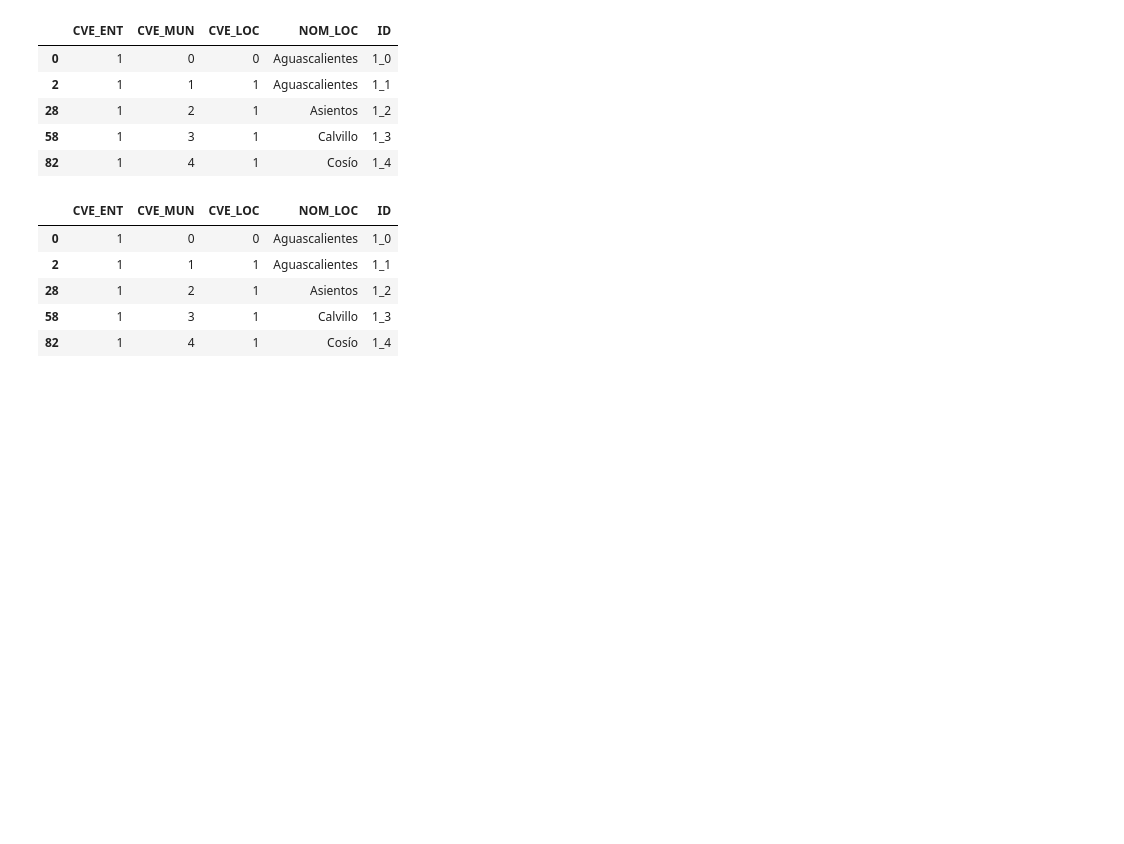
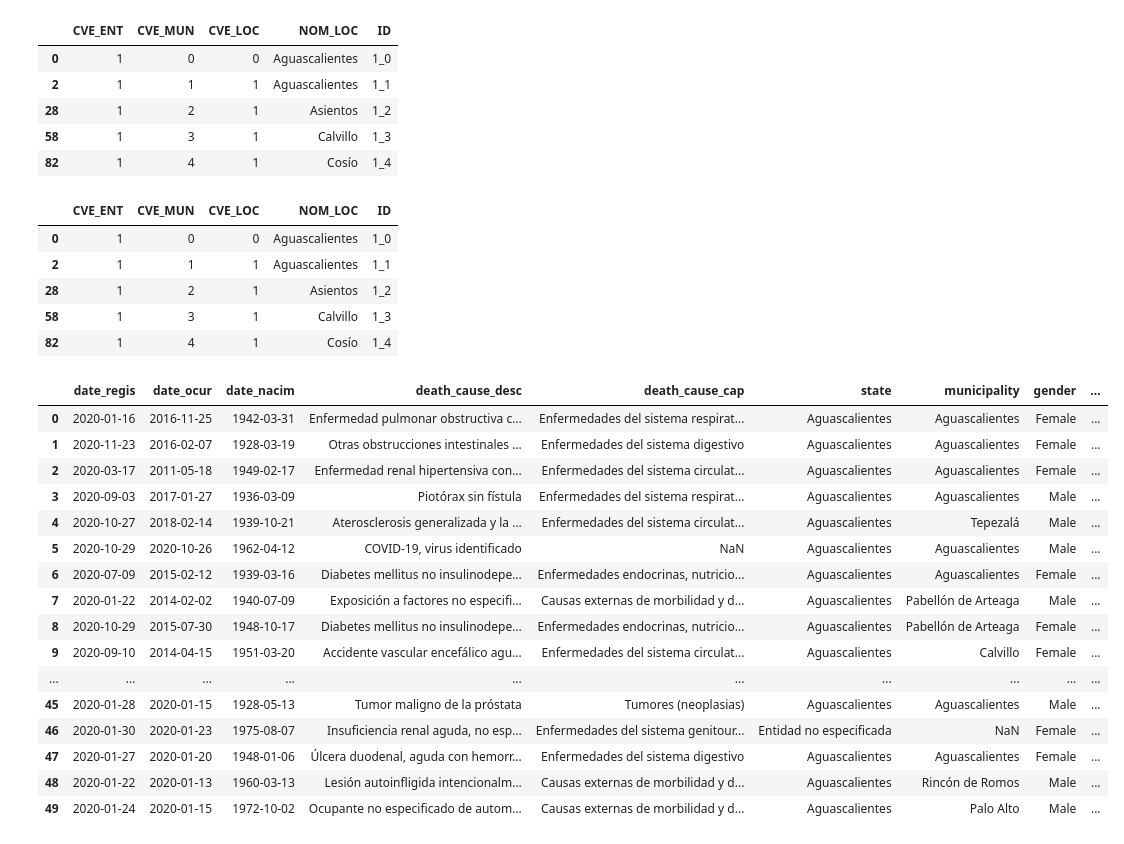
Before and after one commit to VanessaGuzman12/Project2, a Jupyter notebook: Diseases.ipynb, the cells around one changed output. Saved outputs shown, nothing was run; the diff lists cells and outputs as text; code cells hidden in the pictures; blank space fills up the shorter version.

```diff
--- a/Diseases.ipynb
+++ b/Diseases.ipynb
@@ -257,6 +257,28 @@ fields_to_keep = ["date_regis","date_ocur","date_nacim","death_cause_desc","deat
 main_dataset=main_dataset[["date_regis","date_ocur","date_nacim","death_cause_desc","death_cause_cap","state",
                   "municipality","gender","scholarity","death_cause_eng"]]
 main_dataset["death_age"]=(main_dataset["date_ocur"]-main_dataset["date_nacim"])/np.timedelta64(1,'Y')
+# %%
+
+main_dataset["death_cause_eng"].fillna("Covid-19",inplace=True)
+main_dataset.head(50)
+# %% [output]
+|  | date_regis | date_ocur | date_nacim | death_cause_desc | death_cause_cap | state | municipality | gender | ... |
+| 0 | 2020-01-16 | 2016-11-25 | 1942-03-31 | Enfermedad pulmonar obstructiva c... | Enfermedades del sistema respirat... | Aguascalientes | Aguascalientes | Female | ... |
+| 1 | 2020-11-23 | 2016-02-07 | 1928-03-19 | Otras obstrucciones intestinales ... | Enfermedades del sistema digestivo | Aguascalientes | Aguascalientes | Female | ... |
+| 2 | 2020-03-17 | 2011-05-18 | 1949-02-17 | Enfermedad renal hipertensiva con... | Enfermedades del sistema circulat... | Aguascalientes | Aguascalientes | Female | ... |
+| 3 | 2020-09-03 | 2017-01-27 | 1936-03-09 | Piotórax sin fístula | Enfermedades del sistema respirat... | Aguascalientes | Aguascalientes | Male | ... |
+| 4 | 2020-10-27 | 2018-02-14 | 1939-10-21 | Aterosclerosis generalizada y la ... | Enfermedades del sistema circulat... | Aguascalientes | Tepezalá | Male | ... |
+| 5 | 2020-10-29 | 2020-10-26 | 1962-04-12 | COVID-19, virus identificado | NaN | Aguascalientes | Aguascalientes | Male | ... |
+| 6 | 2020-07-09 | 2015-02-12 | 1939-03-16 | Diabetes mellitus no insulinodepe... | Enfermedades endocrinas, nutricio... | Aguascalientes | Aguascalientes | Female | ... |
+| 7 | 2020-01-22 | 2014-02-02 | 1940-07-09 | Exposición a factores no especifi... | Causas externas de morbilidad y d... | Aguascalientes | Pabellón de Arteaga | Male | ... |
+| 8 | 2020-10-29 | 2015-07-30 | 1948-10-17 | Diabetes mellitus no insulinodepe... | Enfermedades endocrinas, nutricio... | Aguascalientes | Pabellón de Arteaga | Female | ... |
+| 9 | 2020-09-10 | 2014-04-15 | 1951-03-20 | Accidente vascular encefálico agu... | Enfermedades del sistema circulat... | Aguascalientes | Calvillo | Female | ... |
+| ... | ... | ... | ... | ... | ... | ... | ... | ... | ... |
+| 45 | 2020-01-28 | 2020-01-15 | 1928-05-13 | Tumor maligno de la próstata | Tumores (neoplasias) | Aguascalientes | Aguascalientes | Male | ... |
+| 46 | 2020-01-30 | 2020-01-23 | 1975-08-07 | Insuficiencia renal aguda, no esp... | Enfermedades del sistema genitour... | Entidad no especificada | NaN | Female | ... |
+| 47 | 2020-01-27 | 2020-01-20 | 1948-01-06 | Úlcera duodenal, aguda con hemorr... | Enfermedades del sistema digestivo | Aguascalientes | Aguascalientes | Female | ... |
+| 48 | 2020-01-22 | 2020-01-13 | 1960-03-13 | Lesión autoinfligida intencionalm... | Causas externas de morbilidad y d... | Aguascalientes | Rincón de Romos | Male | ... |
+| 49 | 2020-01-24 | 2020-01-15 | 1972-10-02 | Ocupante no especificado de autom... | Causas externas de morbilidad y d... | Aguascalientes | Palo Alto | Male | ... |
 # %%
 import sqlite3
 database = "../mortality.sqlite"
```
Also changed, not shown: parts of 3 cells of this notebook, 3 other files.
